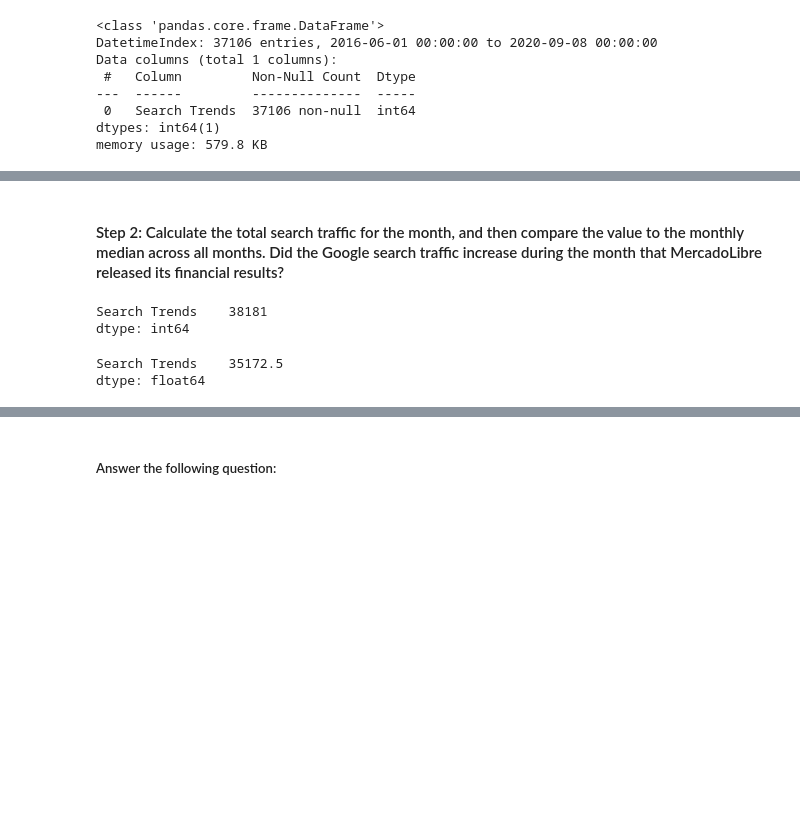
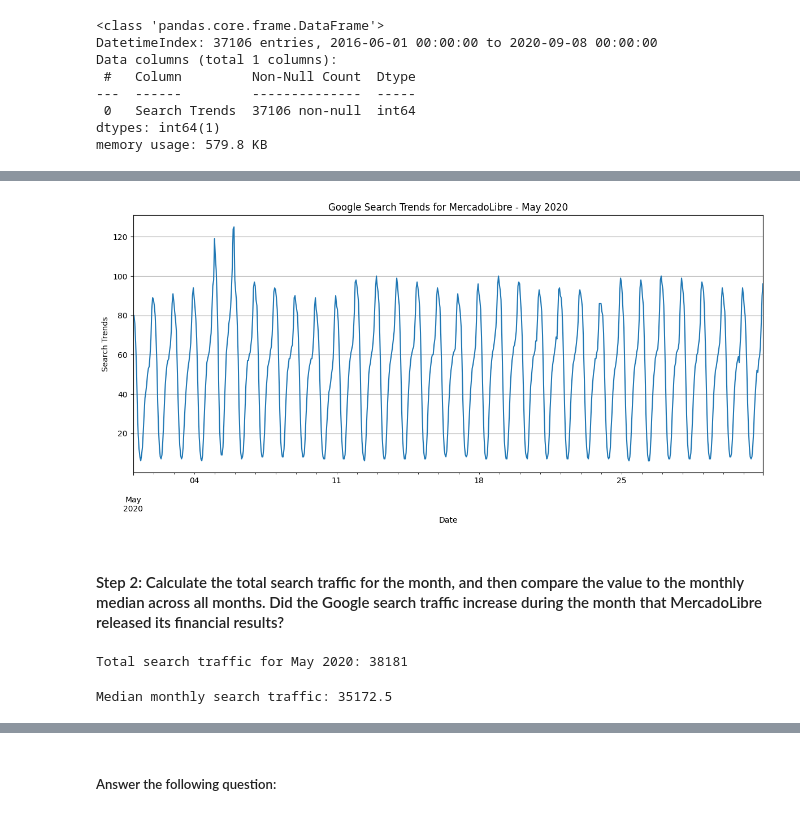
Before and after one commit to LaggingBehind/prophet-challenge, a Jupyter notebook: forecasting_net_prophet.ipynb, the cells around one changed output, grey strips where cells are left out. Cells and saved outputs as stored; diff of their text form; code cells hidden in the pictures; blank space fills up the shorter version.

```diff
--- a/forecasting_net_prophet.ipynb
+++ b/forecasting_net_prophet.ipynb
@@ -110,22 +102,40 @@ memory usage: 579.8 KB
+# %%
+# Slice the DataFrame to just the month of May 2020
+# Plot to visualize the data for May 2020
+
+# Slice the DataFrame to just the month of May 2020
+sliced_df_may_2020 = df_mercado_trends.loc['2020-05-01':'2020-05-31']
+
+# Plot to visualize the data for May 2020
+plt.figure(figsize=(12, 6))
+sliced_df_may_2020['Search Trends'].plot()
+plt.title('Google Search Trends for MercadoLibre - May 2020')
+plt.xlabel('Date')
+plt.ylabel('Search Trends')
+plt.grid(True)
+plt.tight_layout()
+plt.show()
+# %% [output]
+[figure, added]
 # %% [markdown]
 #### Step 2: Calculate the total search traffic for the month, and then compare the value to the monthly median across all months. Did the Google search traffic increase during the month that MercadoLibre released its financial results?
 # %%
 # Calculate the sum of the total search traffic for May 2020
-
+traffic_may_2020 = sliced_df_may_2020['Search Trends'].sum()
 
 # View the traffic_may_2020 value
+print("Total search traffic for May 2020:", traffic_may_2020)
 # %% [output]
-Search Trends    38181
-dtype: int64
+Total search traffic for May 2020: 38181
 # %%
-# Calcluate the monhtly median search traffic across all months
+# Calculate the monthly median search traffic across all months
 # Group the DataFrame by index year and then index month, chain the sum and then the median functions
-
+median_monthly_traffic = df_mercado_trends.groupby([df_mercado_trends.index.year, df_mercado_trends.index.month])['Search Trends'].sum().median()
 
 # View the median_monthly_traffic value
+print("Median monthly search traffic:", median_monthly_traffic)
 # %% [output]
-Search Trends    35172.5
-dtype: float64
+Median monthly search traffic: 35172.5
 # %%
 # Compare the seach traffic for the month of May 2020 to the overall monthly median value
 traffic_may_2020/median_monthly_traffic
```
Also changed, not shown: parts of 47 cells of this notebook.
